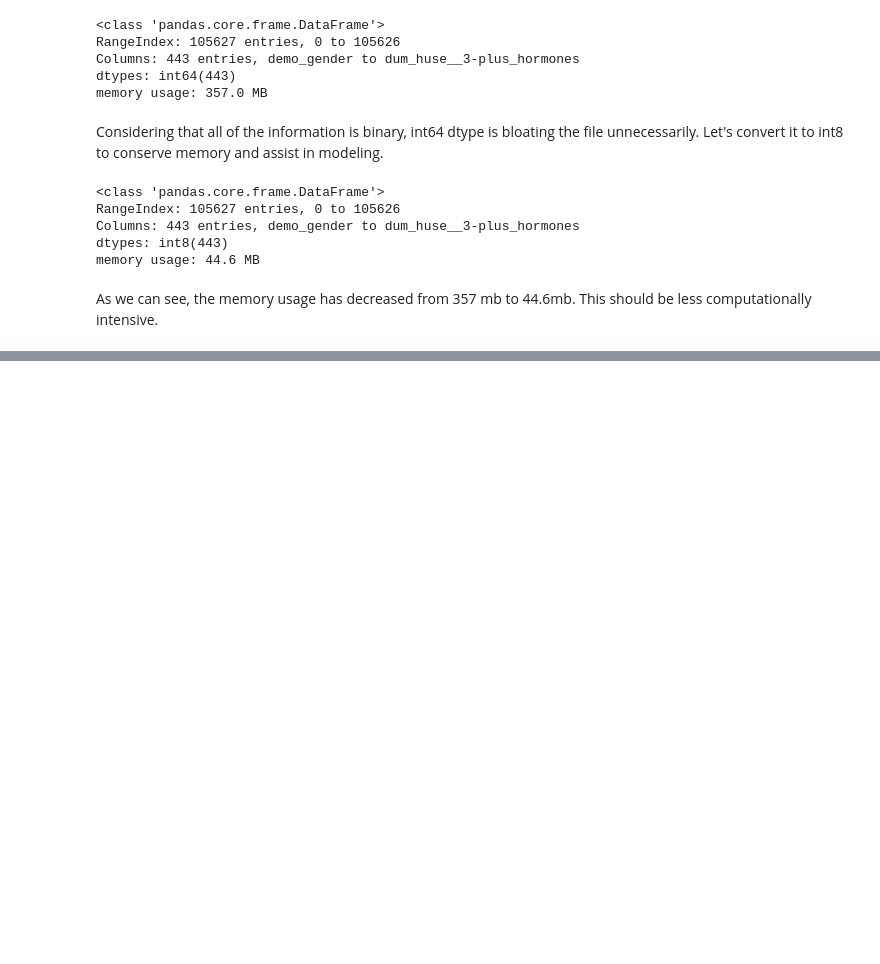
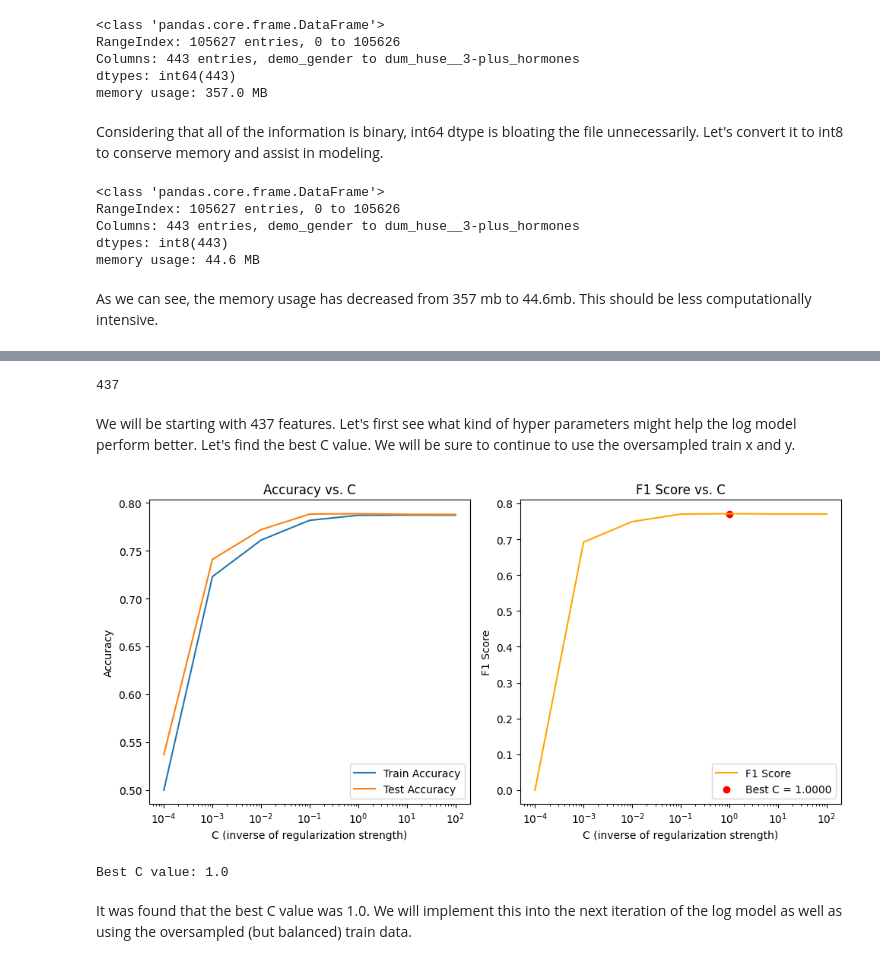
Before and after one commit to lo-klkl/BSTN_Capstone-Diab, a Jupyter notebook: Notebooks/Pt3-Modelling-Pt1.ipynb, the cells around one changed output, grey strips where cells are left out. Drawn from its saved outputs; the diff is of its cells as text; code cells hidden in the pictures; blank space fills up the shorter version.

```diff
--- a/Notebooks/Pt3-Modelling-Pt1.ipynb
+++ b/Notebooks/Pt3-Modelling-Pt1.ipynb
@@ -1003,0 +354,79 @@ Random Forest Best Hyperparameters: {'classifier__max_depth': 25, 'classifier__m
+# %%
+health_data.shape[1]
+# %% [output]
+437
+# %% [markdown]
+We will be starting with 437 features. Let's first see what kind of hyper parameters might help the log model perform better. Let's find the best C value. We will be sure to continue to use the oversampled train x and y.
+# %%
+# Range of C values to test
+C_values = np.logspace(-4, 2, 7)
+
+# Lists to store accuracy and F1 score
+train_accuracy = []
+test_accuracy = []
+f1_scores = []
+
+# Variable to store the best C value
+best_C = None
+best_f1_score = 0  # Initialize with a low value
+
+# Loop through each C value
+for C_val in C_values:
+    # Create a logistic regression model with L1 penalty
+    estimator_l1 = LogisticRegression(max_iter=1000, penalty='l1', solver='liblinear', C=C_val)
+
+    # Train the model
+    estimator_l1.fit(X_train_oversampled, y_train_oversampled)
+
+    # Predict on the training set
+    y_train_pred = estimator_l1.predict(X_train_oversampled)
+
+    # Predict on the test set
+    y_test_pred = estimator_l1.predict(X_test)
+
+    # Calculate accuracy for training and test sets
+    train_accuracy.append(accuracy_score(y_train_oversampled, y_train_pred))
+    test_accuracy.append(accuracy_score(y_test, y_test_pred))
+
+    # Calculate F1 score for the test set
+    f1 = f1_score(y_test, y_test_pred)
+    f1_scores.append(f1)
+
+    # Update best C value if needed
+    if f1 > best_f1_score:
+        best_f1_score = f1
+        best_C = C_val
+
+# Plot the results
+plt.figure(figsize=(10, 5))
+
+# Plot accuracy
+plt.subplot(1, 2, 1)
+plt.plot(C_values, train_accuracy, label='Train Accuracy')
+plt.plot(C_values, test_accuracy, label='Test Accuracy')
+plt.xscale('log')
+plt.xlabel('C (inverse of regularization strength)')
+plt.ylabel('Accuracy')
+plt.legend()
+plt.title('Accuracy vs. C')
+
+# Plot F1 score
+plt.subplot(1, 2, 2)
+plt.plot(C_values, f1_scores, label='F1 Score', color='orange')
+plt.scatter(best_C, best_f1_score, color='red', marker='o', label=f'Best C = {best_C:.4f}')
+plt.xscale('log')
+plt.xlabel('C (inverse of regularization strength)')
+plt.ylabel('F1 Score')
+plt.legend()
+plt.title('F1 Score vs. C')
+
+plt.tight_layout()
+plt.show()
+
+# Print the best C value
+print(f"Best C value: {best_C}")
+# %% [output]
+[figure, added]
+Best C value: 1.0
+# %% [markdown]
+It was found that the best C value was 1.0. We will implement this into the next iteration of the log model as well as using the oversampled (but balanced) train data.
```
Also changed, not shown: parts of 51 cells of this notebook, 4 other files.
